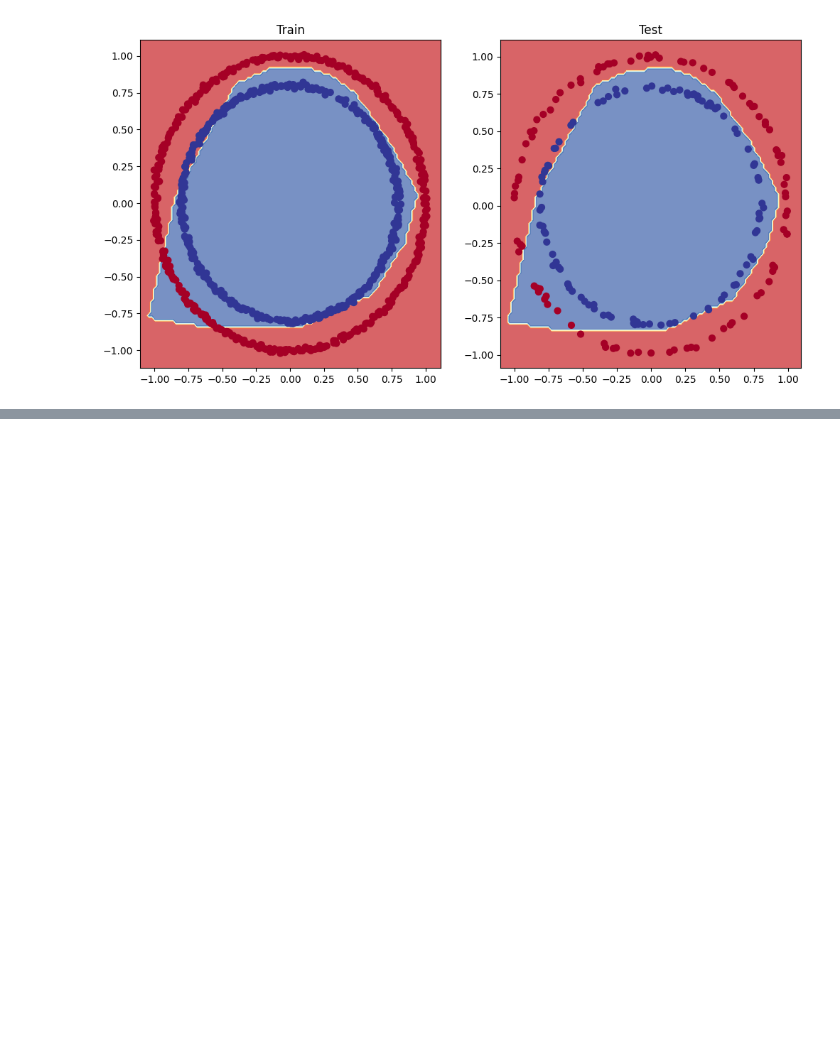
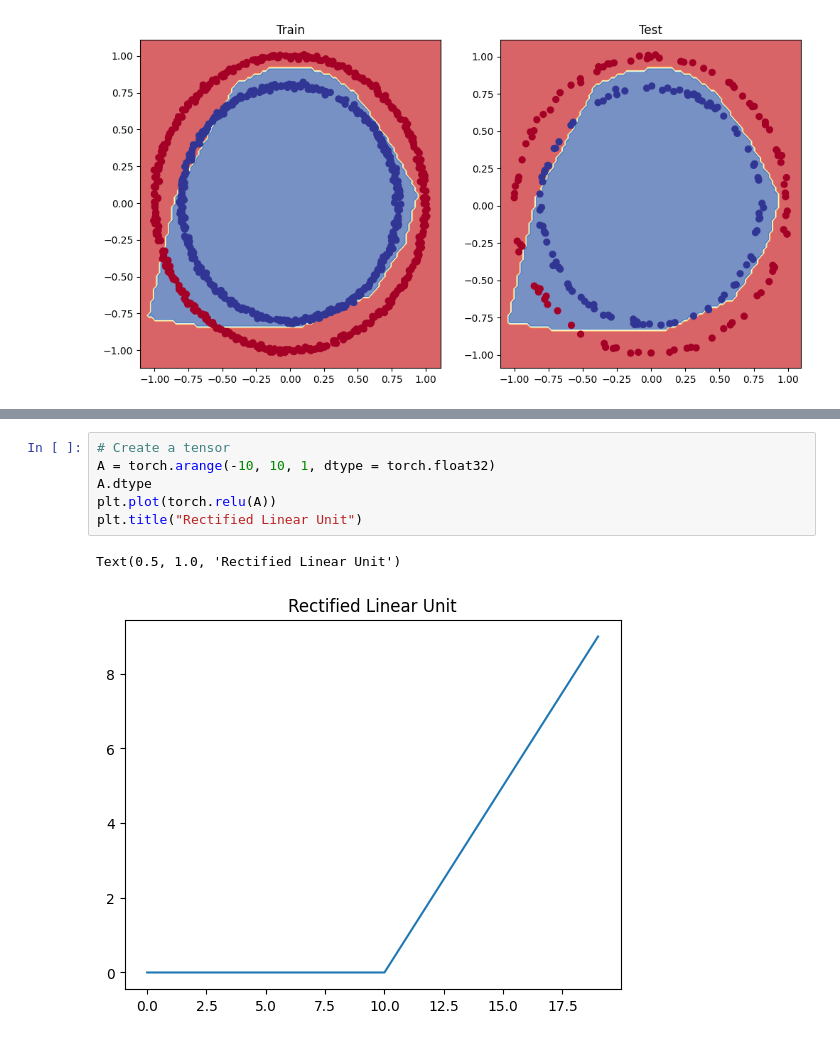
Before and after one commit to dmtrung14/pyTorch_fundamentals, a Jupyter notebook: PyTorch_Fundamentals_Classification_Problems.ipynb, the cells around one changed output, grey strips where cells are left out. Cells and saved outputs as stored; diff of their text form; blank space fills up the shorter version.

```diff
--- a/PyTorch_Fundamentals_Classification_Problems.ipynb
+++ b/PyTorch_Fundamentals_Classification_Problems.ipynb
@@ -631,0 +638,9 @@ plot_decision_boundary(model_3, x_test, y_test)
+# %%
+# Create a tensor
+A = torch.arange(-10, 10, 1, dtype = torch.float32)
+A.dtype
+plt.plot(torch.relu(A))
+plt.title("Rectified Linear Unit")
+# %% [output]
+Text(0.5, 1.0, 'Rectified Linear Unit')
+[figure, added]
```
Also changed, not shown: parts of 30 cells of this notebook.
